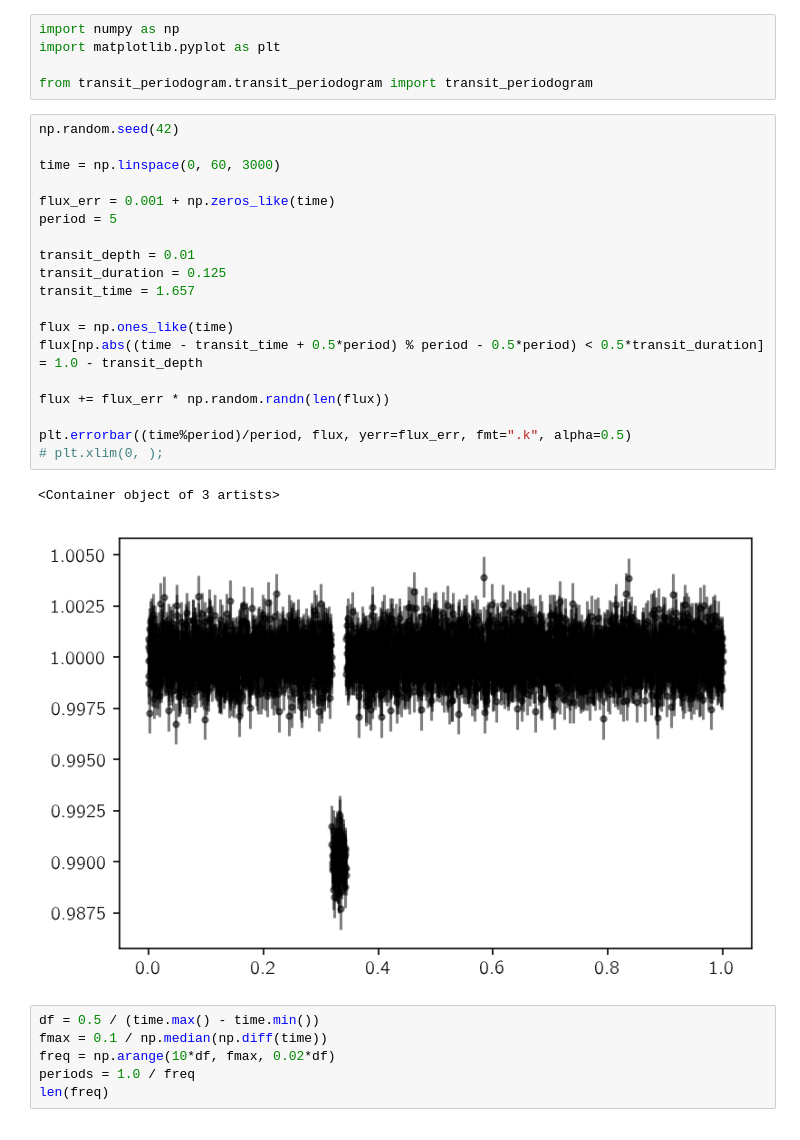
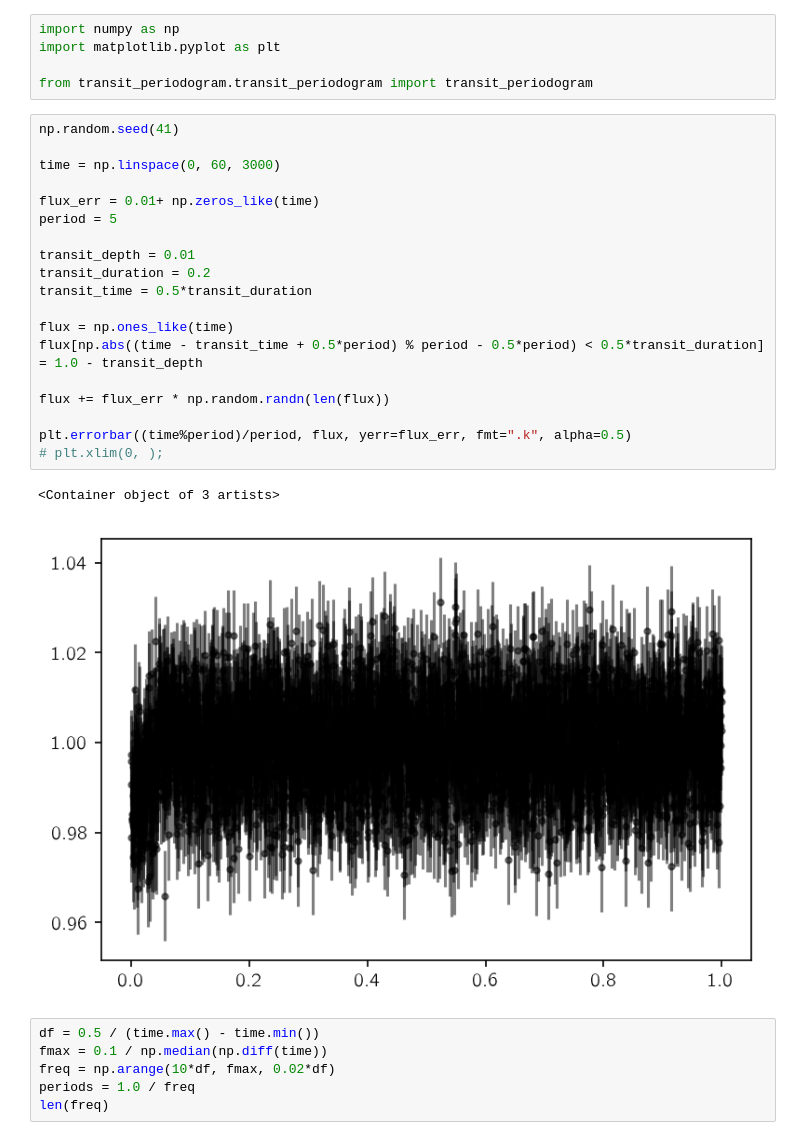
Before and after one commit to mirca/transit-periodogram, a Jupyter notebook: transit_periodogram/examples/demo.ipynb, the cells around one changed output. Drawn from its saved outputs; the diff is of its cells as text.

```diff
--- a/transit_periodogram/examples/demo.ipynb
+++ b/transit_periodogram/examples/demo.ipynb
@@ -10,27 +10,27 @@ import matplotlib.pyplot as plt
 
 from transit_periodogram.transit_periodogram import transit_periodogram
 # %%
-np.random.seed(42)
+np.random.seed(41)
 
 time = np.linspace(0, 60, 3000)
 
-flux_err = 0.001 + np.zeros_like(time)
+flux_err = 0.01+ np.zeros_like(time)
 period = 5
 
 transit_depth = 0.01
-transit_duration = 0.125
-transit_time = 1.657
+transit_duration = 0.2
+transit_time = 0.5*transit_duration
 
 flux = np.ones_like(time)
 flux[np.abs((time - transit_time + 0.5*period) % period - 0.5*period) < 0.5*transit_duration] = 1.0 - transit_depth
 
 flux += flux_err * np.random.randn(len(flux))
 
 plt.errorbar((time%period)/period, flux, yerr=flux_err, fmt=".k", alpha=0.5)
 # plt.xlim(0, );
 # %% [output]
 <Container object of 3 artists>
-[figure, old version]
+[figure, new version]
 # %%
 df = 0.5 / (time.max() - time.min())
 fmax = 0.1 / np.median(np.diff(time))
```
Also changed, not shown: parts of 4 cells of this notebook, 1 other file.
